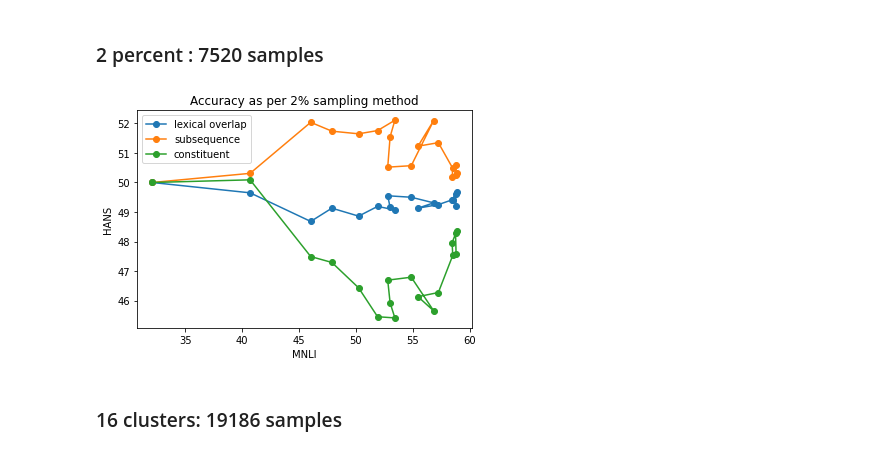
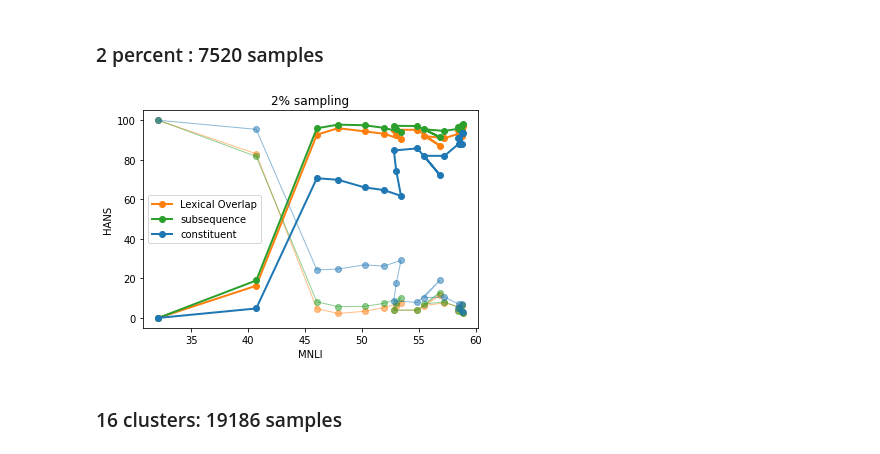
Before and after one commit to prajjwal1/generalize_lm_nli, a Jupyter notebook: nbs/graph_plots_paper.ipynb, the cells around one changed output. Saved outputs shown, nothing was run; the diff lists cells and outputs as text; code cells hidden in the pictures.

```diff
--- a/nbs/graph_plots_paper.ipynb
+++ b/nbs/graph_plots_paper.ipynb
@@ -252,23 +252,33 @@ two_pct_hans_non_ent_cons = np.array([100.0, 95.4, 24.32, 24.7, 26.86, 26.2, 29.
 
 two_pct_hans_ent_avg_lo = (two_pct_hans_ent_lo+two_pct_hans_non_ent_lo)/2
 two_pct_hans_ent_avg_sub = (two_pct_hans_ent_sub+two_pct_hans_non_ent_sub)/2
-two_pct_hans_ent_cons = (two_pct_hans_ent_cons+two_pct_hans_non_ent_cons)/2
+two_pct_hans_ent_avg_cons = (two_pct_hans_ent_cons+two_pct_hans_non_ent_cons)/2
 
-# two_pct_epochs = list(range(1, 19))
+two_pct_epochs = list(range(1, 19))
 # %%
-# plt.figure(num=None, figsize=(4, 3), dpi=80, facecolor='w', edgecolor='k')
-plt.plot(two_pct_mnli, two_pct_hans_ent_avg_lo, label='lexical overlap', marker='o')
-plt.plot(two_pct_mnli, two_pct_hans_ent_avg_sub, label='subsequence', marker='o')
-plt.plot(two_pct_mnli, two_pct_hans_ent_cons, label='constituent', marker='o')
+plt.plot(two_pct_mnli, two_pct_hans_ent_lo, label='Lexical Overlap',
+        marker='o', linewidth=2, markersize=6, color='tab:orange')
+plt.plot(two_pct_mnli, two_pct_hans_non_ent_lo,
+        marker='o', linewidth=1, markersize=6, color='tab:orange', alpha=0.5)
+
+plt.plot(two_pct_mnli, two_pct_hans_ent_sub, label='subsequence',
+        marker='o', linewidth=2, markersize=6, color='tab:green')
+plt.plot(two_pct_mnli, two_pct_hans_non_ent_sub,
+        marker='o', linewidth=1, markersize=6, color='tab:green', alpha=0.5)
+
+plt.plot(two_pct_mnli, two_pct_hans_ent_cons, label='constituent',
+        marker='o', linewidth=2, markersize=6, color='tab:blue')
+plt.plot(two_pct_mnli, two_pct_hans_non_ent_cons,
+        marker='o', linewidth=1, markersize=6, color='tab:blue', alpha=0.5)
 
 plt.xlabel('MNLI')
 plt.ylabel('HANS')
 plt.legend()
-plt.title('Accuracy as per 2% sampling method')
-plt.savefig('/home/nlp/transformers-importance-sampling/figs/2_pct_mnli_hans_avg.pdf')
+plt.title('2% sampling')
+plt.savefig('/home/nlp/transformers-importance-sampling/figs/2_pct.pdf')
 plt.show()
 # %% [output]
-[figure, old version]
+[figure, new version]
 # %% [markdown]
 ### 16 clusters: 19186 samples
 # %%
```
Also changed, not shown: parts of 32 cells of this notebook, 43 other files.
